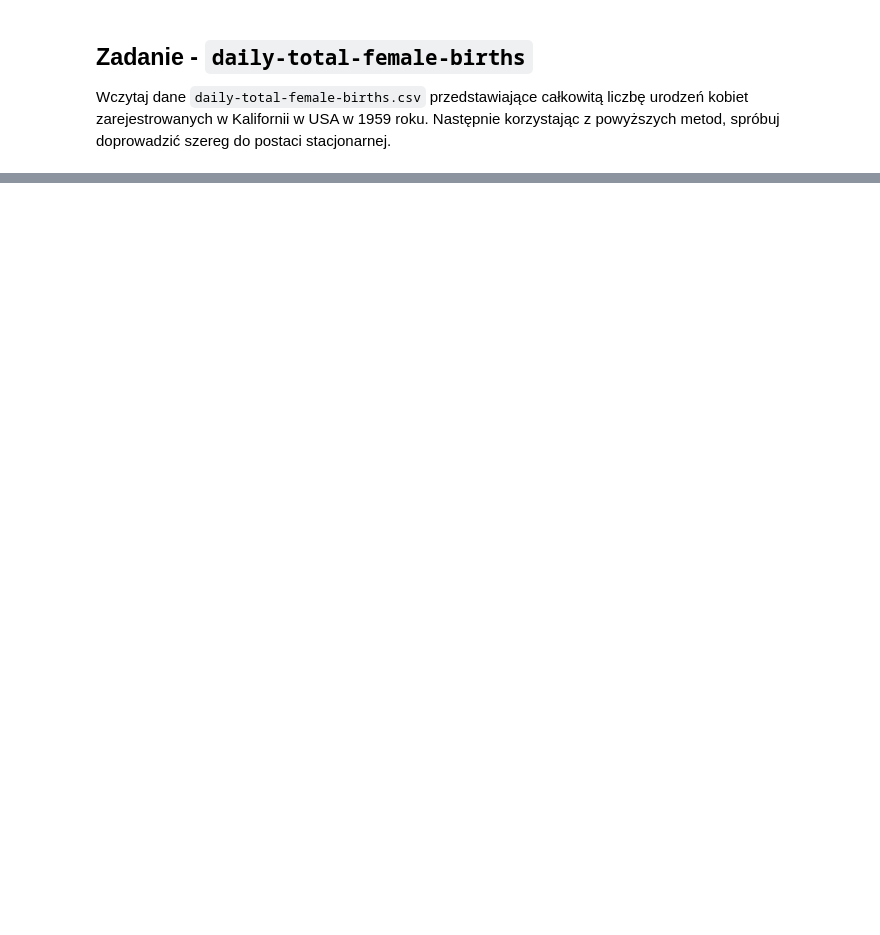
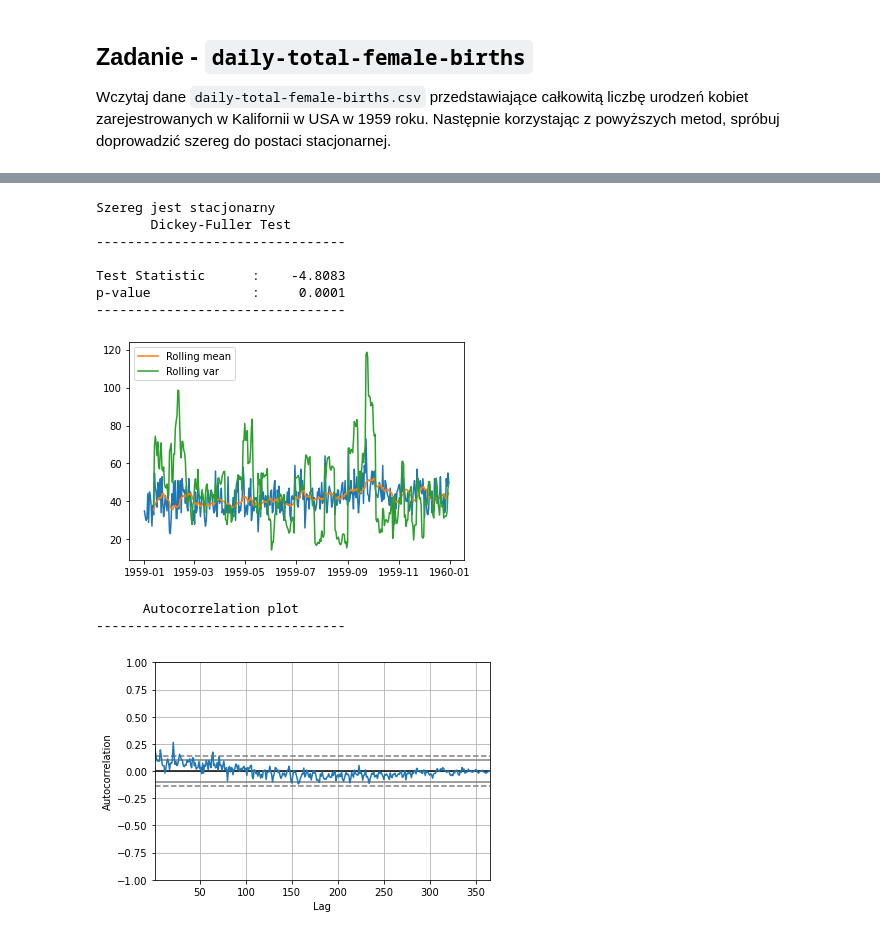
Before and after one commit to mdabrowski-phd/ds250223_regul, a Jupyter notebook: 04_szeregi_czasowe/03_przeksztalcenia_wstepne_szeregu.ipynb, the cells around one changed output, grey strips where cells are left out. Cells and saved outputs as stored; diff of their text form; code cells hidden in the pictures; blank space fills up the shorter version.

```diff
--- a/04_szeregi_czasowe/03_przeksztalcenia_wstepne_szeregu.ipynb
+++ b/04_szeregi_czasowe/03_przeksztalcenia_wstepne_szeregu.ipynb
@@ -379,3 +410,7 @@ p-value             :     0.0001
 # %% [markdown]
 ## Zadanie - `daily-total-female-births`
 Wczytaj dane `daily-total-female-births.csv` przedstawiające całkowitą liczbę urodzeń kobiet zarejestrowanych w Kalifornii w USA w 1959 roku. Następnie korzystając z powyższych metod, spróbuj doprowadzić szereg do postaci stacjonarnej.
+# %%
+daily_birth = pd.read_csv('daily-total-female-births.csv',
+                 parse_dates=['Date'], index_col='Date')
+daily_birth.head()
@@ -381,0 +425,14 @@ Wczytaj dane `daily-total-female-births.csv` przedstawiające całkowitą liczb
+# %%
+check_time_series_stationary(daily_birth.Births) #jest stacjonarny nie trzeba żadnych przekształceń
+# %% [output]
+Szereg jest stacjonarny
+       Dickey-Fuller Test
+--------------------------------
+
+Test Statistic      :    -4.8083
+p-value             :     0.0001
+--------------------------------
+[figure, added]
+      Autocorrelation plot
+--------------------------------
+[figure, added]
```
Also changed, not shown: parts of 25 cells of this notebook.
